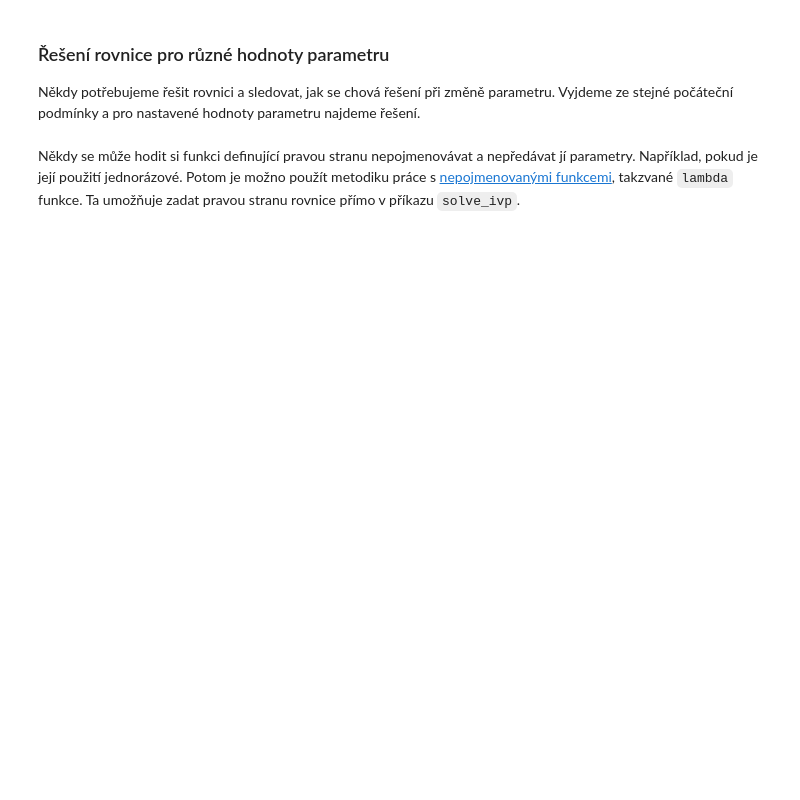
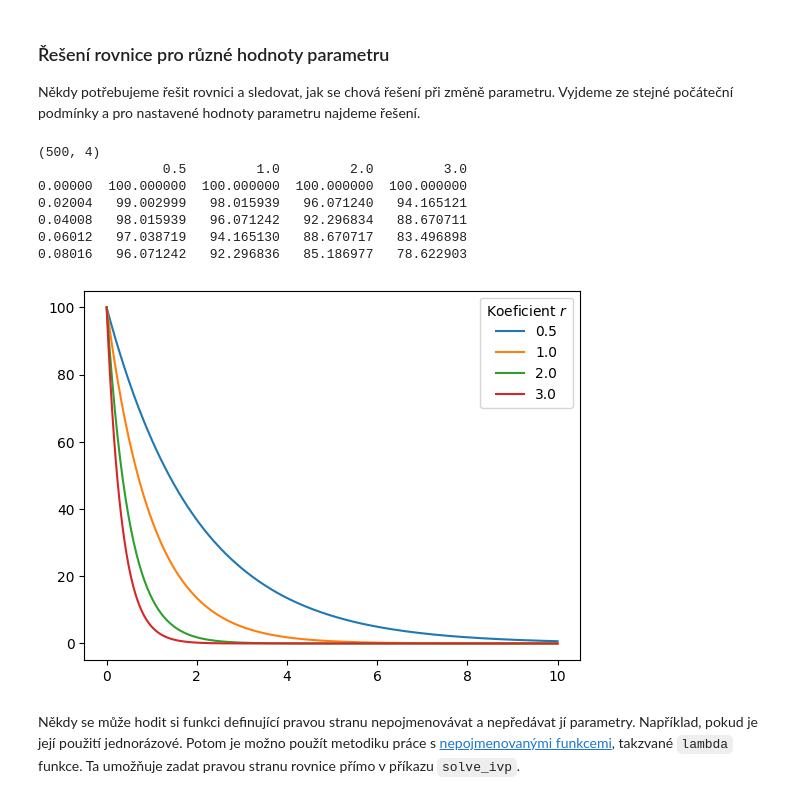
Before and after one commit to robert-marik/dmp, a Jupyter notebook: cviceni/cviceni_03.ipynb, the cells around one changed output. Drawn from its saved outputs; the diff is of its cells as text; code cells hidden in the pictures; blank space fills up the shorter version.

```diff
--- a/cviceni/cviceni_03.ipynb
+++ b/cviceni/cviceni_03.ipynb
@@ -276,3 +332,51 @@ ax.legend(title=r"Koeficient $r$");
+# %%
+def rovnice_r(t, y, r=1):
+    return -r*y # prava strana rovnice zavisi na parametru r
+
+meze = [0,10]
+hodnoty_r = [0.5,1,2,3]
+pocatecni_podminka = [100] # Jedna pocatecni podminka
+
+t = np.linspace(*meze,500) # hvezdicka rozbali pole na dve hodnoty pro dolni a horni mez
+
+reseni = [solve_ivp(
+                    rovnice_r,
+                    meze,
+                    pocatecni_podminka,
+                    t_eval=t,
+                    args=[r]
+                    ).y[0]
+            for r in hodnoty_r]
+        # vygenerovani reseni pro ruzne hodnoty parametru r    |
+df = pd.DataFrame(
+                    np.array([res for res in reseni]).T,
+                    columns=hodnoty_r
+                )
+df.index = t
+
+### Jiná alternativa uložení dat do tabulky. Ukládáme postupně sloupce
+### i s jejich názvy do tabulky v cyklu for.
+# df = pd.DataFrame() # tabulka pro uložení řešení
+# df.index = t         # sloupec s časem
+# for i,j in zip(hodnoty_r, reseni):
+#     df[i] = j.sol(t)[0]  # sloupce s řešeními, v záhlaví hodnota parametru
+
+
+print(df.shape) # tisk informaci o tabulce a graf
+print(df.head())
+
+ax = df.plot()
+
+ax.legend(title=r"Koeficient $r$");
+# %% [output]
+(500, 4)
+                0.5         1.0         2.0         3.0
+0.00000  100.000000  100.000000  100.000000  100.000000
+0.02004   99.002999   98.015939   96.071240   94.165121
+0.04008   98.015939   96.071242   92.296834   88.670711
+0.06012   97.038719   94.165130   88.670717   83.496898
+0.08016   96.071242   92.296836   85.186977   78.622903
+[figure, added]
 # %% [markdown]
 Někdy se může hodit si funkci definující pravou stranu nepojmenovávat a nepředávat jí parametry. Například, pokud je její použití jednorázové. Potom je možno použít metodiku práce s [nepojmenovanými funkcemi](https://www.w3schools.com/python/python_lambda.asp), takzvané `lambda` funkce. Ta umožňuje zadat pravou stranu rovnice přímo v příkazu `solve_ivp`.
 # %%
```
Also changed, not shown: parts of 17 cells of this notebook, 3 other files.
